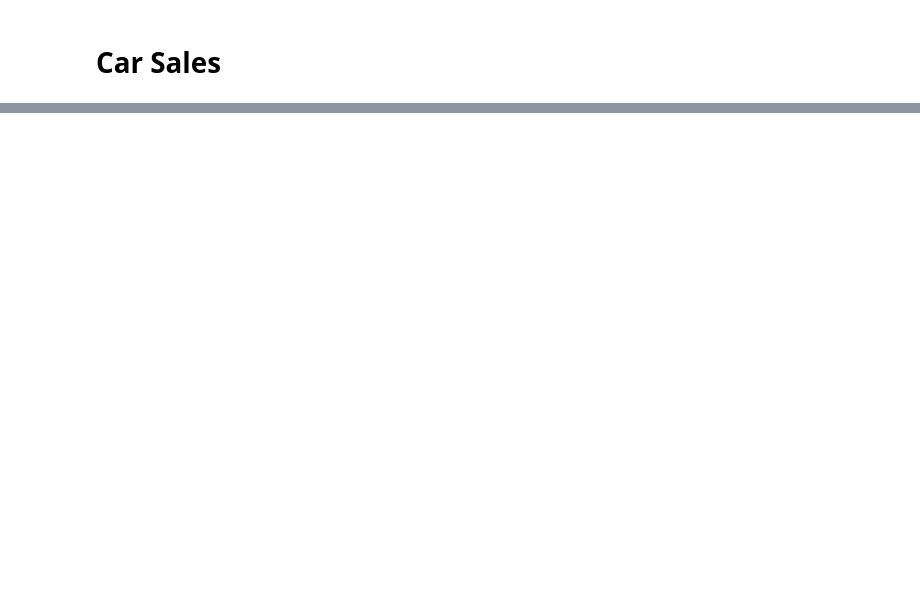
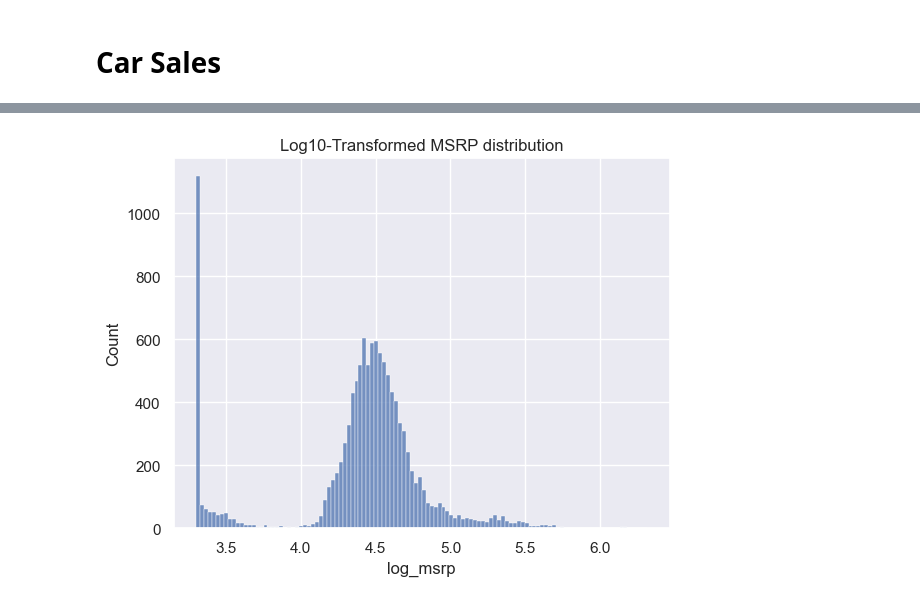
Before and after one commit to the-sean-c/data-science, a Jupyter notebook: notebooks/regression/car_sales.ipynb, the cells around one changed output, grey strips where cells are left out. Saved outputs shown, nothing was run; the diff lists cells and outputs as text; code cells hidden in the pictures; blank space fills up the shorter version.

```diff
--- a/notebooks/regression/car_sales.ipynb
+++ b/notebooks/regression/car_sales.ipynb
@@ -99,0 +172,9 @@ plt.plot()
+# %%
+df = df.with_columns(
+    pl.col("msrp").log10().alias("log_msrp"),
+)
+sns.histplot(df, x="log_msrp")
+plt.title("Log10-Transformed MSRP distribution")
+_ = plt.plot()
+# %% [output]
+[figure, added]
```
Also changed, not shown: parts of 13 cells of this notebook, 1 other file.
